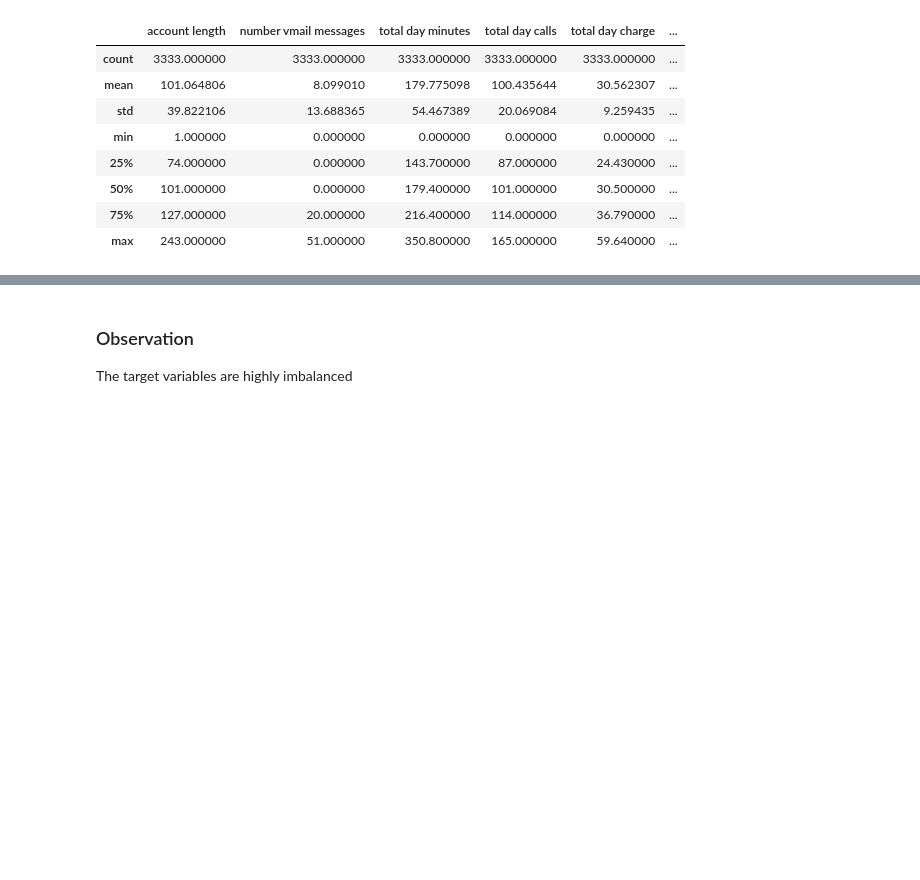
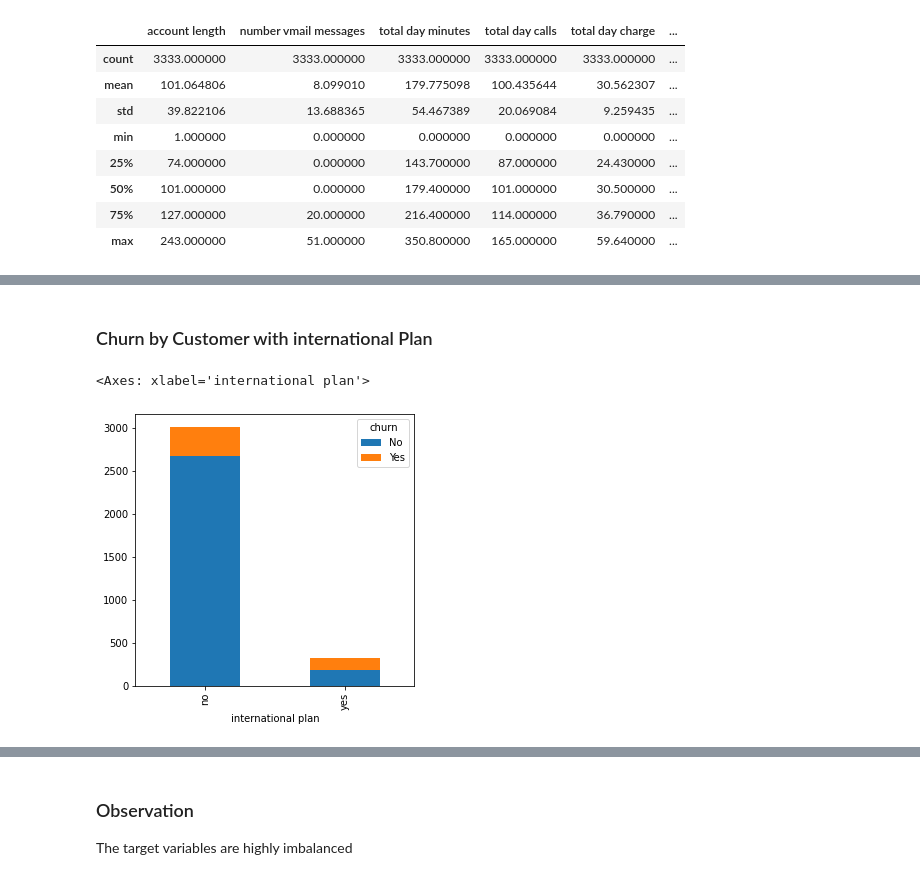
Before and after one commit to Giwanji/dsc-phase3-project, a Jupyter notebook: churn_prediction_model.ipynb, the cells around one changed output, grey strips where cells are left out. Saved outputs shown, nothing was run; the diff lists cells and outputs as text; code cells hidden in the pictures; blank space fills up the shorter version.

```diff
--- a/churn_prediction_model.ipynb
+++ b/churn_prediction_model.ipynb
@@ -224,0 +246,7 @@ plt.show()
+# %% [markdown]
+### Churn by Customer with international Plan
+# %%
+df.groupby(["international plan", "churn"]).size().unstack().plot(kind='bar', stacked=True, figsize=(5,5))
+# %% [output]
+<Axes: xlabel='international plan'>
+[figure, added]
```
Also changed, not shown: parts of 12 cells of this notebook.
